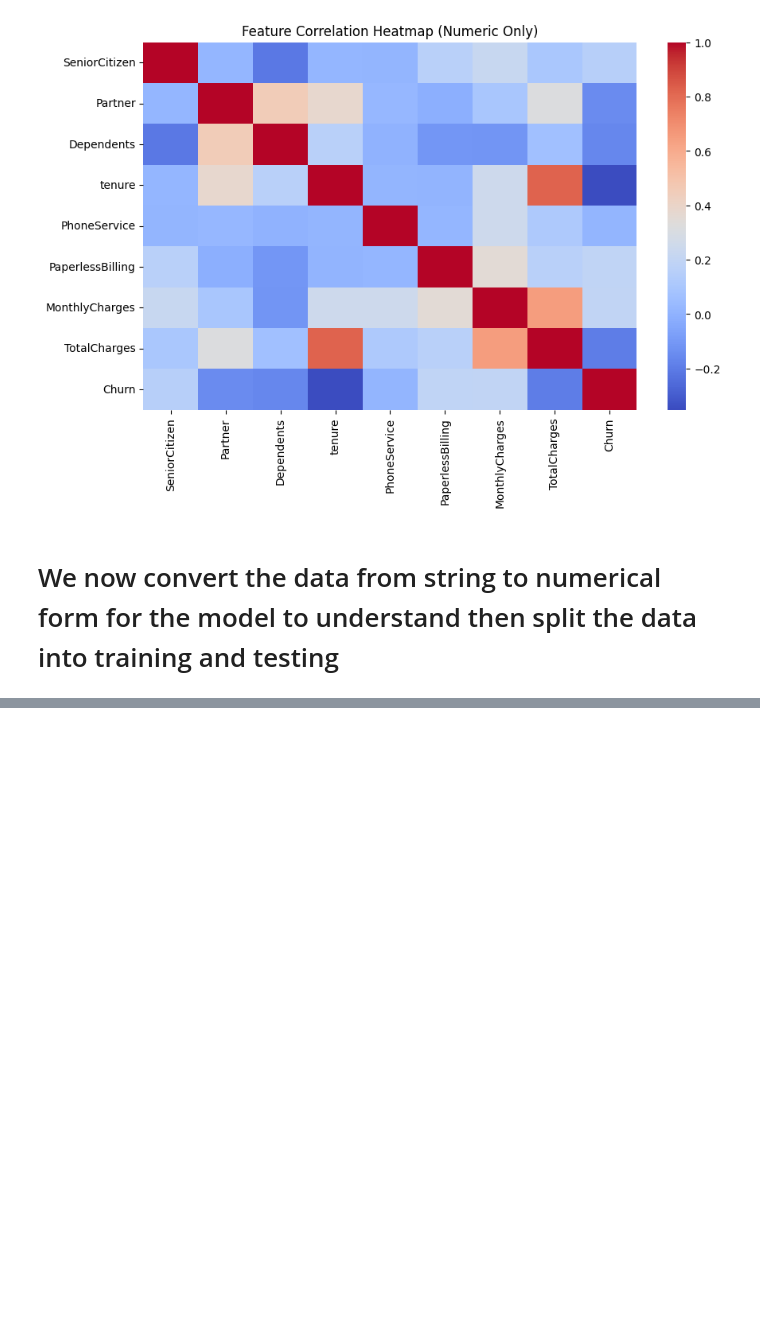
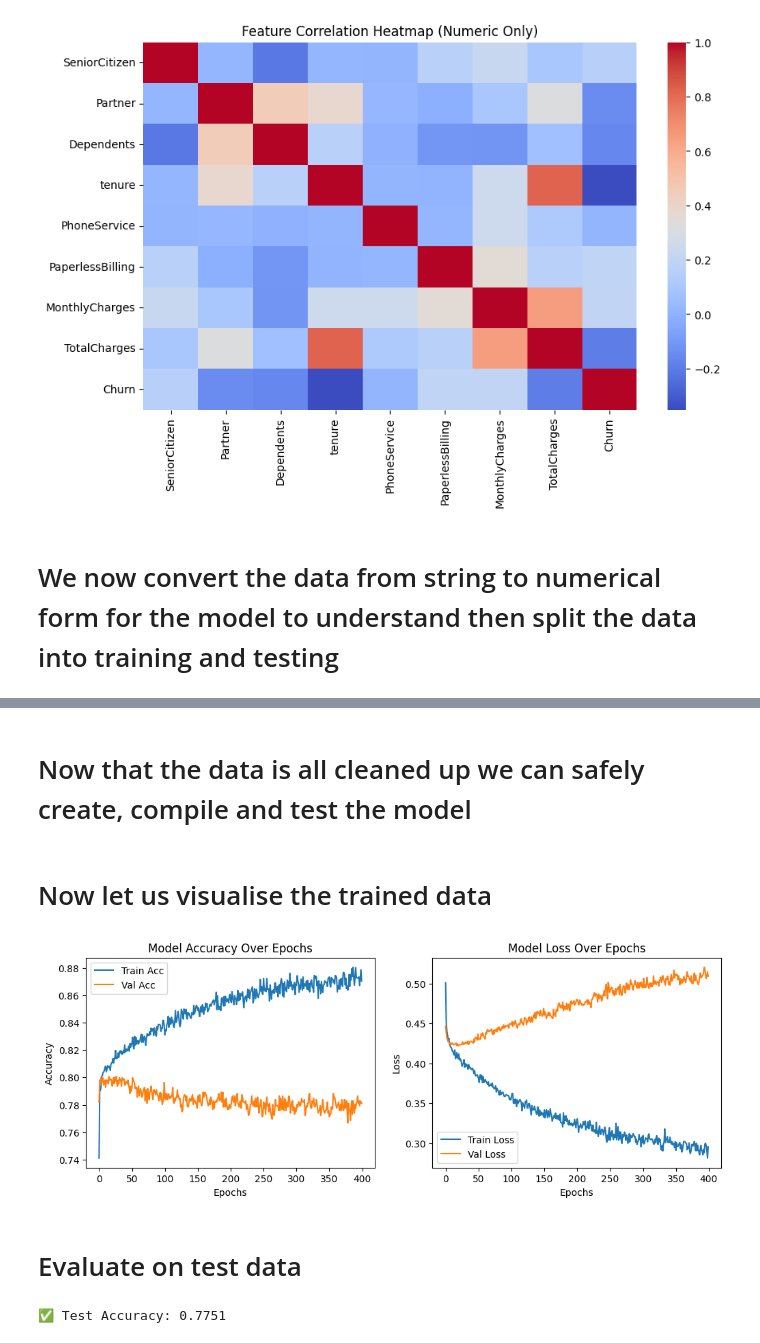
Before and after one commit to Storm00212/Introduction-to-machine-learning-models, a Jupyter notebook: Sample_neural_network_with_kaggle_dataset.ipynb, the cells around one changed output, grey strips where cells are left out. Cells and saved outputs as stored; diff of their text form; code cells hidden in the pictures; blank space fills up the shorter version.

Commit message:
model created and saved

```diff
--- a/Sample_neural_network_with_kaggle_dataset.ipynb
+++ b/Sample_neural_network_with_kaggle_dataset.ipynb
@@ -157,0 +214,60 @@ plt.show()
+# %% [markdown]
+# Now that the data is all cleaned up we can safely create, compile and test the model
+# %%
+
+model = keras.Sequential([
+    layers.Dense(64, activation='relu', input_shape=(X_train.shape[1],)),
+    layers.Dropout(0.3),
+    layers.Dense(32, activation='relu'),
+    layers.Dropout(0.2),
+    layers.Dense(1, activation='sigmoid')
+]
+)
+model.compile(
+    optimizer='adam',
+    loss='binary_crossentropy',
+    metrics=['accuracy']
+)
+
+history = model.fit(X_train, y_train, epochs=400, batch_size=32, validation_split=0.2, verbose=0)
+# %% [markdown]
+# Now let us visualise the trained data
+# %%
+
+#  Visualize Model Training Performance
+
+
+plt.figure(figsize=(12,4))
+
+# Accuracy plot
+plt.subplot(1,2,1)
+plt.plot(history.history['accuracy'], label='Train Acc')
+plt.plot(history.history['val_accuracy'], label='Val Acc')
+plt.title('Model Accuracy Over Epochs')
+plt.xlabel('Epochs')
+plt.ylabel('Accuracy')
+plt.legend()
+
+# Loss plot
+plt.subplot(1,2,2)
+plt.plot(history.history['loss'], label='Train Loss')
+plt.plot(history.history['val_loss'], label='Val Loss')
+plt.title('Model Loss Over Epochs')
+plt.xlabel('Epochs')
+plt.ylabel('Loss')
+plt.legend()
+
+plt.show()
+# %% [output]
+[figure, added]
+# %% [markdown]
+# Evaluate on test data
+# %%
+
+# Evaluate Model on Test Data
+
+
+test_loss, test_acc = model.evaluate(X_test, y_test, verbose=0)
+print(f"✅ Test Accuracy: {test_acc:.4f}")
+# %% [output]
+✅ Test Accuracy: 0.7751
```
Also changed, not shown: parts of 5 cells of this notebook.
